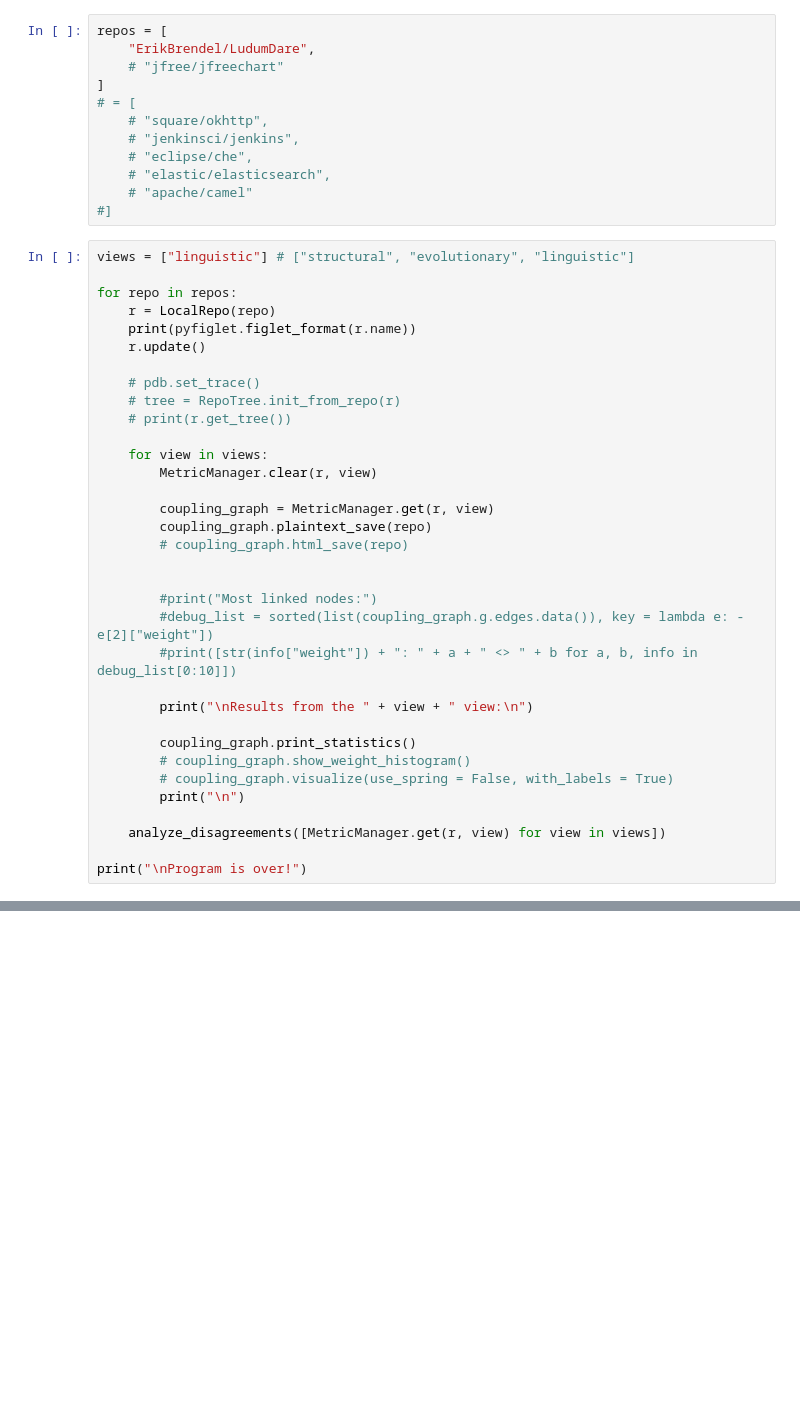
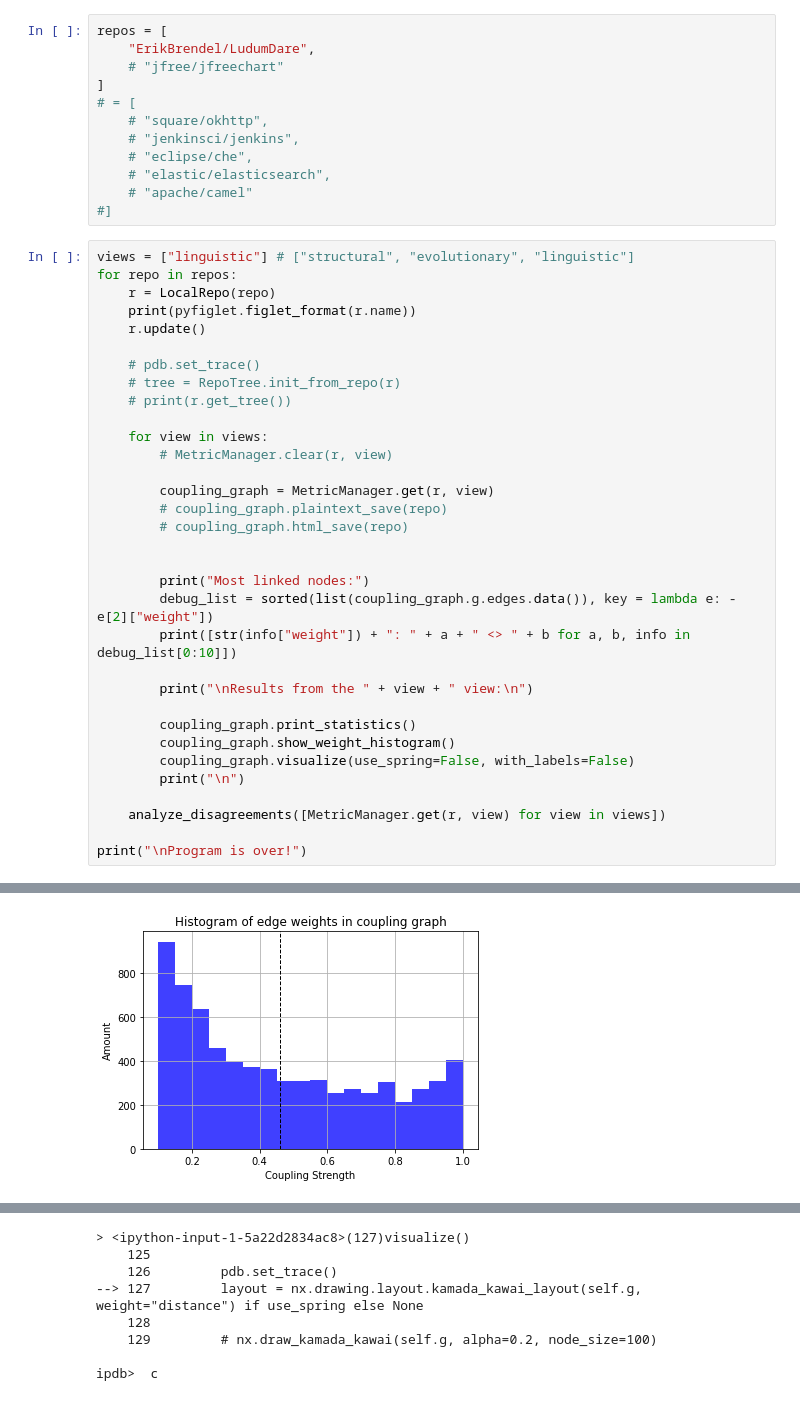
Before and after one commit to ErikBrendel/mvmm, a Jupyter notebook: _MAIN.ipynb, the cells around one changed output, grey strips where cells are left out. Drawn from its saved outputs; the diff is of its cells as text; blank space fills up the shorter version.

Commit message:
working BTM data

```diff
--- a/_MAIN.ipynb
+++ b/_MAIN.ipynb
@@ -23,7 +25,6 @@ repos = [
 #]
 # %%
 views = ["linguistic"] # ["structural", "evolutionary", "linguistic"]
-
 for repo in repos:
     r = LocalRepo(repo)
     print(pyfiglet.figlet_format(r.name))
@@ -34,24 +35,25 @@ for repo in repos:
     # print(r.get_tree())
 
     for view in views:
-        MetricManager.clear(r, view)
+        # MetricManager.clear(r, view)
 
         coupling_graph = MetricManager.get(r, view)
-        coupling_graph.plaintext_save(repo)
+        # coupling_graph.plaintext_save(repo)
         # coupling_graph.html_save(repo)
 
 
-        #print("Most linked nodes:")
-        #debug_list = sorted(list(coupling_graph.g.edges.data()), key = lambda e: -e[2]["weight"])
-        #print([str(info["weight"]) + ": " + a + " <> " + b for a, b, info in debug_list[0:10]])
+        print("Most linked nodes:")
+        debug_list = sorted(list(coupling_graph.g.edges.data()), key = lambda e: -e[2]["weight"])
+        print([str(info["weight"]) + ": " + a + " <> " + b for a, b, info in debug_list[0:10]])
 
         print("\nResults from the " + view + " view:\n")
 
         coupling_graph.print_statistics()
-        # coupling_graph.show_weight_histogram()
-        # coupling_graph.visualize(use_spring = False, with_labels = True)
+        coupling_graph.show_weight_histogram()
+        coupling_graph.visualize(use_spring=False, with_labels=False)
         print("\n")
 
     analyze_disagreements([MetricManager.get(r, view) for view in views])
 
 print("\nProgram is over!")
+# %% [output]
@@ -57,0 +94 @@ print("\nProgram is over!")
+[figure, added]
@@ -57,0 +96,8 @@ print("\nProgram is over!")
+> <ipython-input-1-5a22d2834ac8>(127)visualize()
+    125
+    126         pdb.set_trace()
+--> 127         layout = nx.drawing.layout.kamada_kawai_layout(self.g, weight="distance") if use_spring else None
+    128
+    129         # nx.draw_kamada_kawai(self.g, alpha=0.2, node_size=100)
+
+ipdb>  c
```
Also changed, not shown: parts of 2 cells of this notebook, 2 other files.
